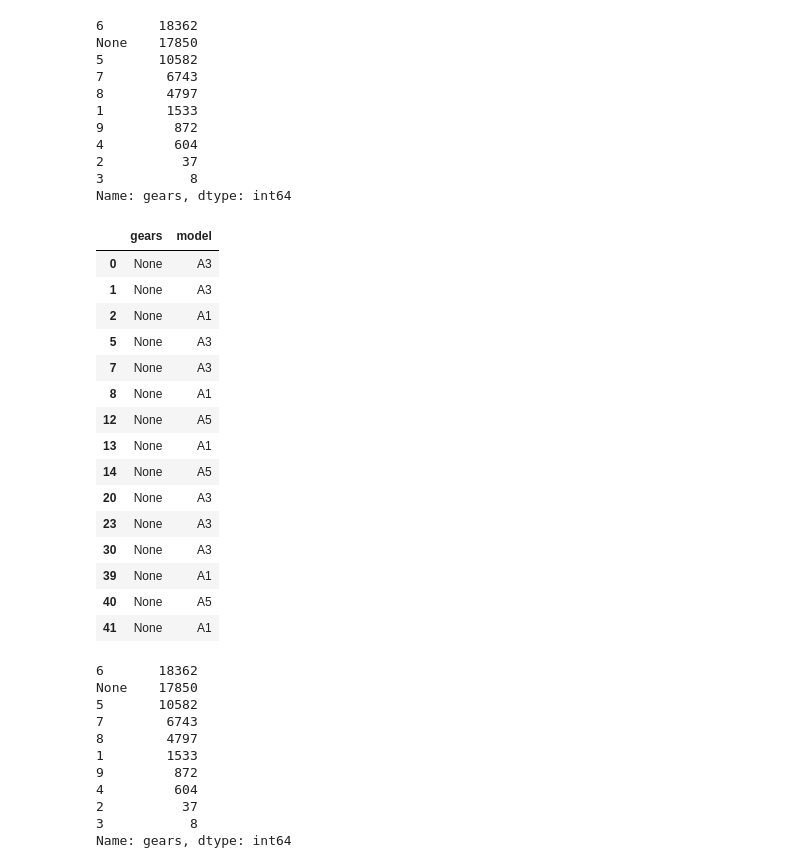
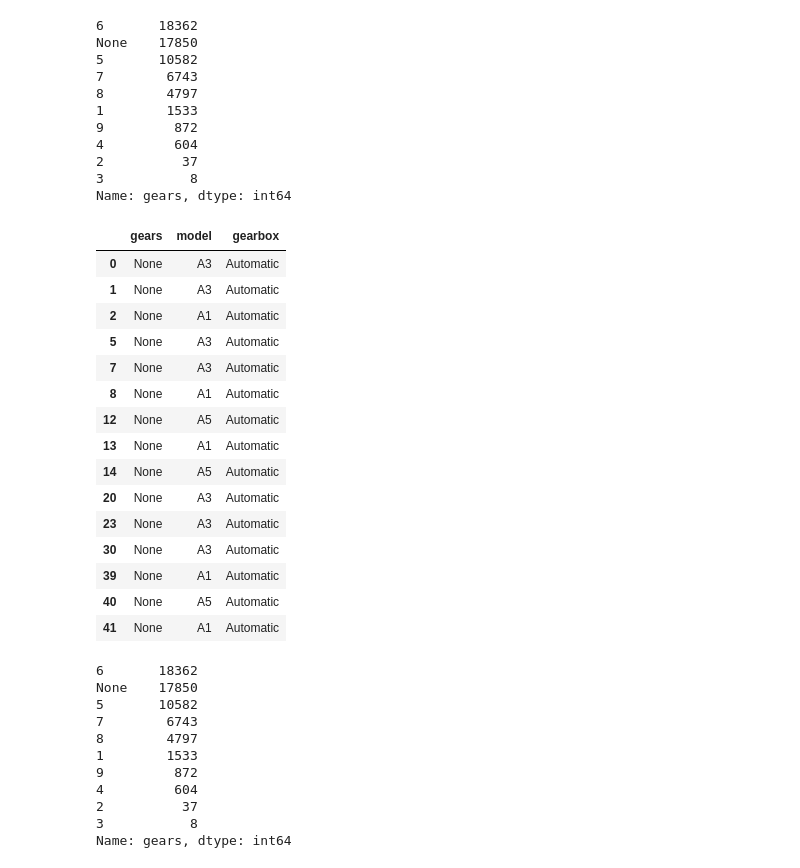
Before and after one commit to Nueseybe/Team2Project-4, a Jupyter notebook: main.ipynb, the cells around one changed output. Cells and saved outputs as stored; diff of their text form; code cells hidden in the pictures.

```diff
--- a/main.ipynb
+++ b/main.ipynb
@@ -1252,24 +1256,24 @@ None    17850
 3           8
 Name: gears, dtype: int64
 # %%
-df.loc[(df['gears'] == 'None'), ['gears', 'model']][:15]
+df.loc[(df['gears'] == 'None'), ['gears', 'model','gearbox']][:15]
 # %% [output]
-|  | gears | model |
-| 0 | None | A3 |
-| 1 | None | A3 |
-| 2 | None | A1 |
-| 5 | None | A3 |
-| 7 | None | A3 |
-| 8 | None | A1 |
-| 12 | None | A5 |
-| 13 | None | A1 |
-| 14 | None | A5 |
-| 20 | None | A3 |
-| 23 | None | A3 |
-| 30 | None | A3 |
-| 39 | None | A1 |
-| 40 | None | A5 |
-| 41 | None | A1 |
+|  | gears | model | gearbox |
+| 0 | None | A3 | Automatic |
+| 1 | None | A3 | Automatic |
+| 2 | None | A1 | Automatic |
+| 5 | None | A3 | Automatic |
+| 7 | None | A3 | Automatic |
+| 8 | None | A1 | Automatic |
+| 12 | None | A5 | Automatic |
+| 13 | None | A1 | Automatic |
+| 14 | None | A5 | Automatic |
+| 20 | None | A3 | Automatic |
+| 23 | None | A3 | Automatic |
+| 30 | None | A3 | Automatic |
+| 39 | None | A1 | Automatic |
+| 40 | None | A5 | Automatic |
+| 41 | None | A1 | Automatic |
 # %%
 for index, row in df.iterrows():
     if pd.isnull(row['gears']):
```
Also changed, not shown: parts of 4 cells of this notebook.
